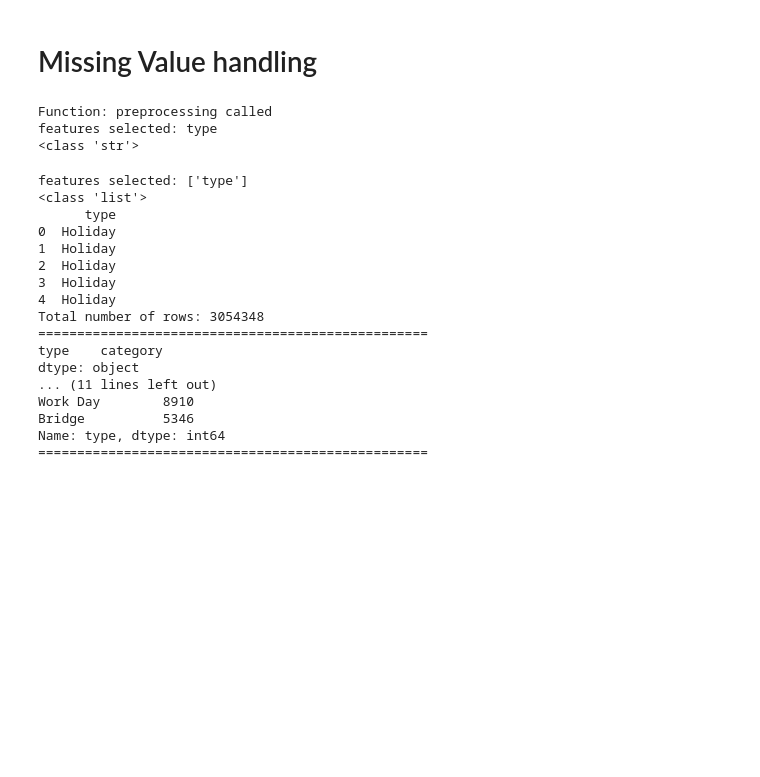
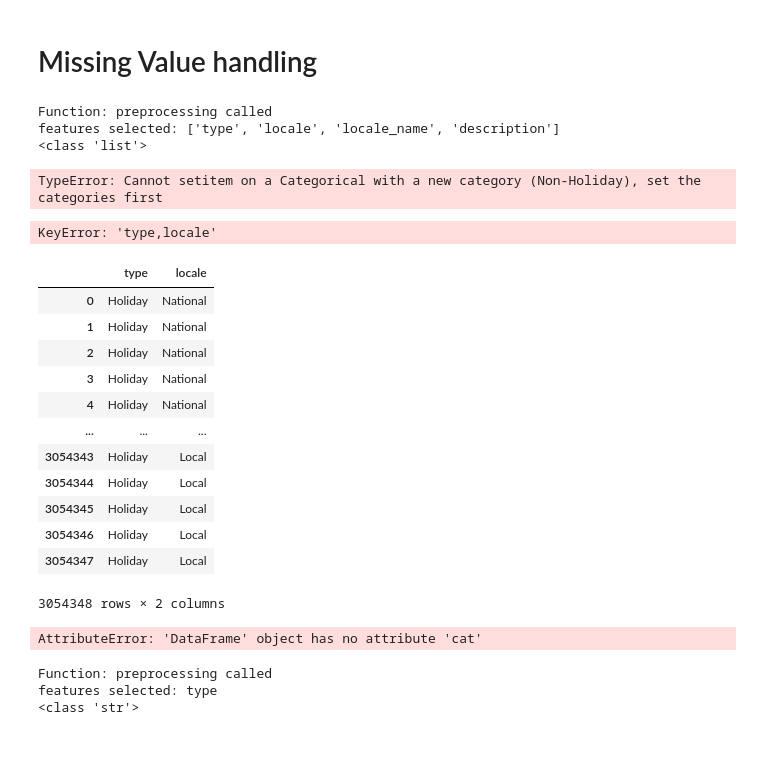
Before and after one commit to dji627/Sales-Prediction, a Jupyter notebook: Sales Prediction.ipynb, the cells around one changed output. Drawn from its saved outputs; the diff is of its cells as text; code cells hidden in the pictures; blank space fills up the shorter version.

```diff
--- a/Sales Prediction.ipynb
+++ b/Sales Prediction.ipynb
@@ -211,30 +162,41 @@ feature is a number
 # %% [markdown]
 # Missing Value handling
-# %%
-trainDf7 = preprocessing(dataframe=trainDf6, preprocess_type='handleMissingValue',feature_selected='type',missing_value_handle='fillna',replace_value='Non-Holiday')
-# %% [output]
-Function: preprocessing called
-features selected: type
-<class 'str'>
-# %%
-showDataInfo(trainDf7,features_to_display='type', display_data_frame=True,show_data_details=True)
-# %% [output]
-features selected: ['type']
-<class 'list'>
-      type
-0  Holiday
-1  Holiday
-2  Holiday
-3  Holiday
-4  Holiday
-Total number of rows: 3054348
-==================================================
-type    category
-dtype: object
-... (11 lines left out)
-Work Day        8910
-Bridge          5346
-Name: type, dtype: int64
-==================================================
+# %%
+trainDf7 = preprocessing(dataframe=trainDf6, preprocess_type='handleMissingValue',feature_selected='type,locale,locale_name,description',missing_value_handle='fillna',replace_value='Non-Holiday')
+# %% [output]
+Function: preprocessing called
+features selected: ['type', 'locale', 'locale_name', 'description']
+<class 'list'>
+TypeError: Cannot setitem on a Categorical with a new category (Non-Holiday), set the categories first
+# %%
+trainDf['type,locale']
+# %% [output]
+KeyError: 'type,locale'
+# %%
+trainDf[['type','locale']]
+# %% [output]
+|  | type | locale |
+| 0 | Holiday | National |
+| 1 | Holiday | National |
+| 2 | Holiday | National |
+| 3 | Holiday | National |
+| 4 | Holiday | National |
+| ... | ... | ... |
+| 3054343 | Holiday | Local |
+| 3054344 | Holiday | Local |
+| 3054345 | Holiday | Local |
+| 3054346 | Holiday | Local |
+| 3054347 | Holiday | Local |
+3054348 rows × 2 columns
+# %%
+trainDf6[['type','locale']] = trainDf6[['type','locale']].cat.add_categories('Non-Holiday')
+# %% [output]
+AttributeError: 'DataFrame' object has no attribute 'cat'
+# %%
+trainDf7 = preprocessing(dataframe=trainDf6, preprocess_type='handleMissingValue',feature_selected='type',missing_value_handle='fillna',replace_value='Non-Holiday')
+# %% [output]
+Function: preprocessing called
+features selected: type
+<class 'str'>
 # %% [markdown]
 #####
```
Also changed, not shown: parts of 2 cells of this notebook.
